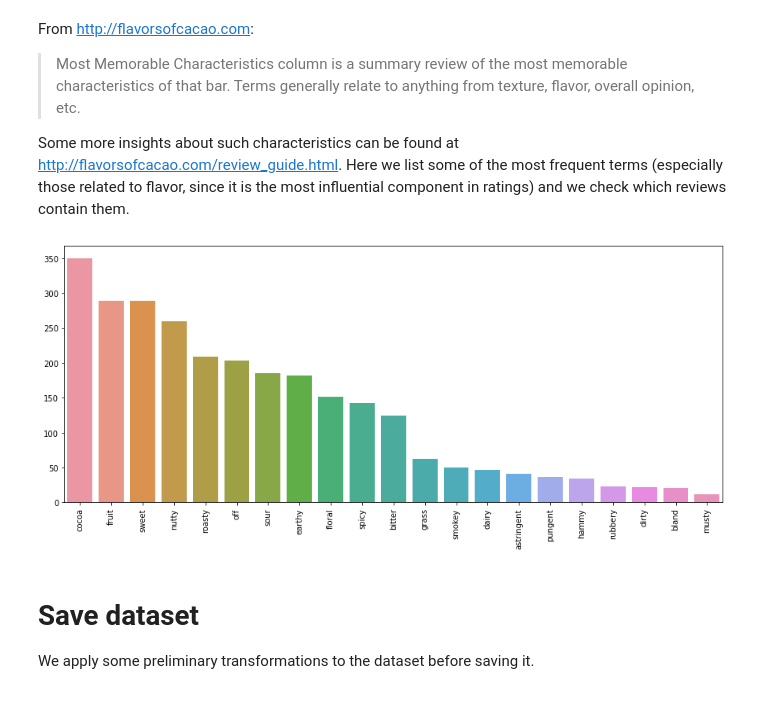
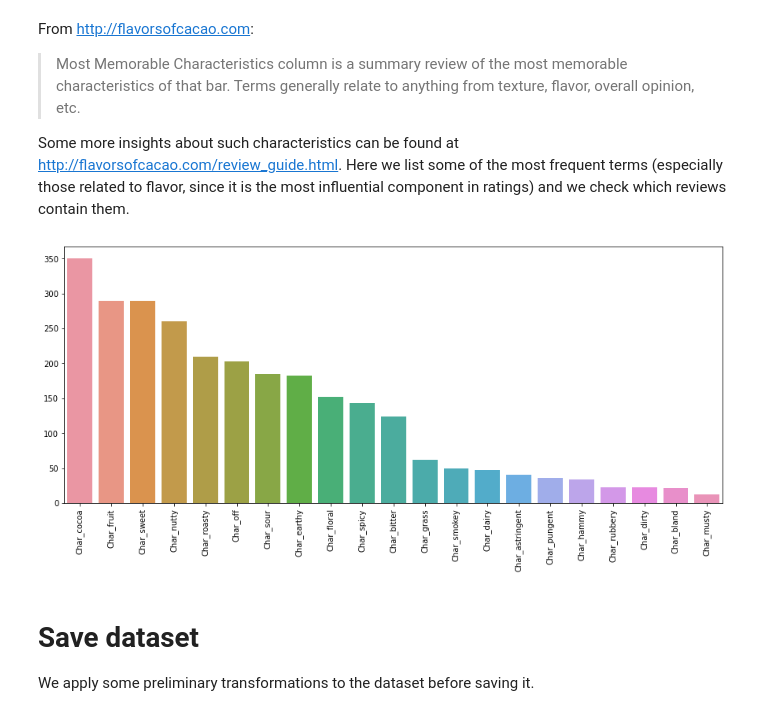
Before and after one commit to SimoneGiovannini/chocolate-rating-project, a Jupyter notebook: eda.ipynb, the cells around one changed output. Drawn from its saved outputs; the diff is of its cells as text; code cells hidden in the pictures.

Commit message:
Added prefix to characteristics

```diff
--- a/eda.ipynb
+++ b/eda.ipynb
@@ -369,19 +369,21 @@ characteristics_list = ['nutty', 'fruit', 'floral', 'spicy', 'cocoa', 'earthy',
                         'sweet', 'sour', 'roasty', 'dairy', 'grass', 'pungent',
                         'dirty', 'musty', 'smokey', 'rubbery', 'hammy', 'bland',
                         'off', 'bitter', 'astringent']
+characteristics_names = list(map(lambda x: 'Char_' + x, characteristics_list))
 # %%
 def contains(w):
     return df['Most Memorable Characteristics'].str.contains(w) + 0
 
+# Create one hot columns "Char_<characteristic>"
 for ch in characteristics_list:
-    df[ch] = contains(ch)
+    df['Char_' + ch] = contains(ch)
 # %%
-values = df[characteristics_list].sum().sort_values(ascending=False)
+values = df[characteristics_names].sum().sort_values(ascending=False)
 fig, ax = plt.subplots(figsize=(15, 6))
 sns.barplot(x=values.index, y=values)
 plt.xticks(rotation=90);
 # %% [output]
-[figure, old version]
+[figure, new version]
 # %% [markdown]
 # Save dataset
 
```
Also changed, not shown: parts of 7 cells of this notebook, 2 other files.
